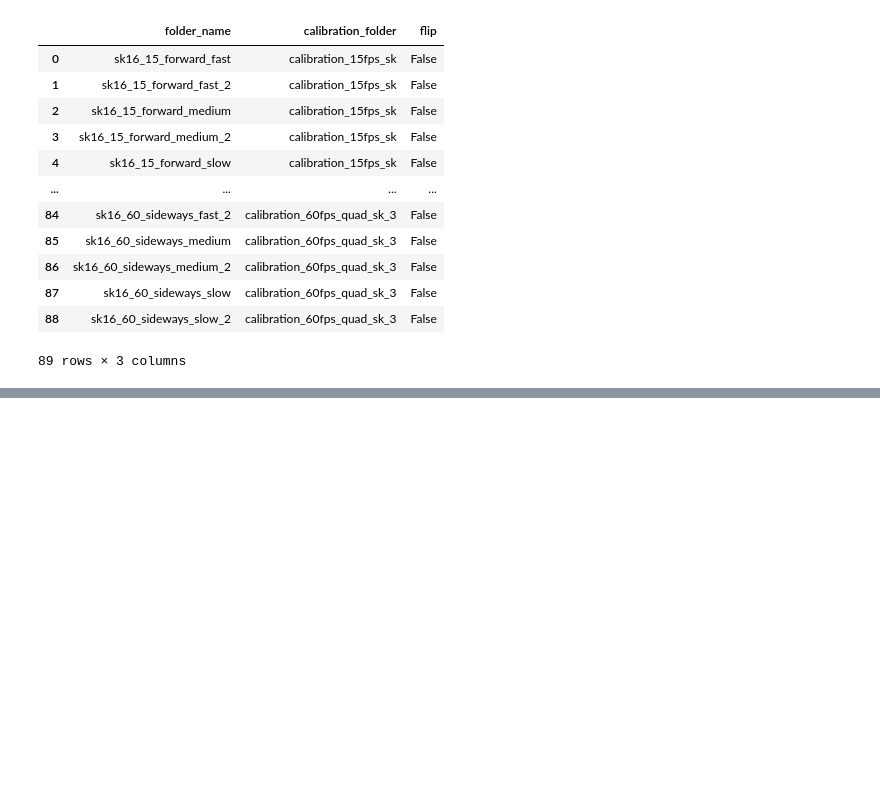
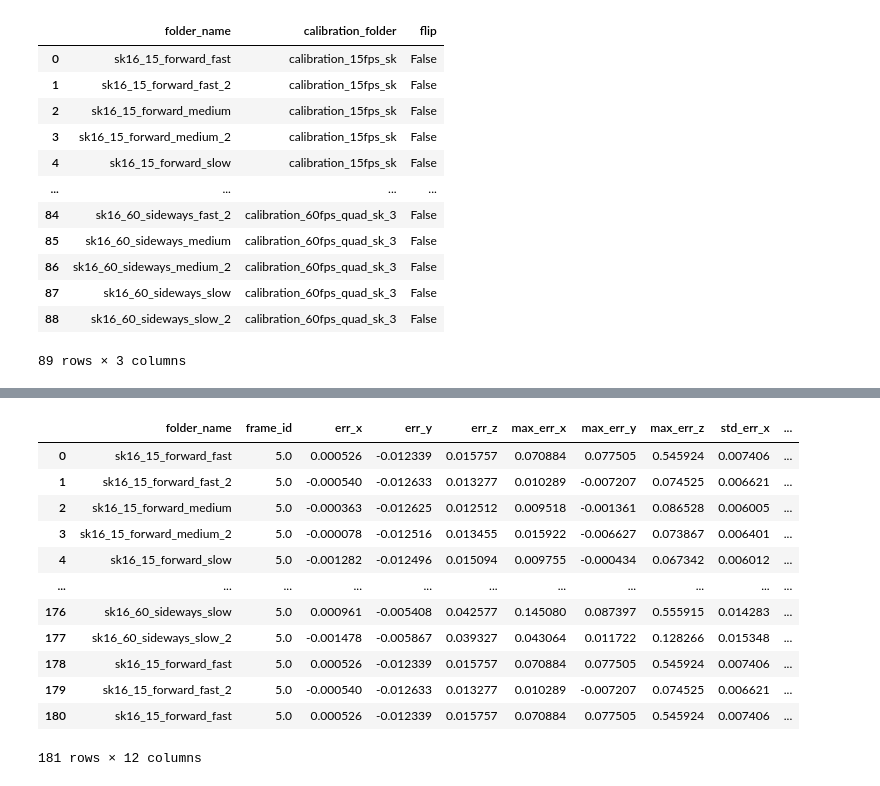
Before and after one commit to SujithChristopher/armbo_preliminary_work, a Jupyter notebook: ipy_notebooks/iterative_coordinate_analysis.ipynb, the cells around one changed output, grey strips where cells are left out. Cells and saved outputs as stored; diff of their text form; code cells hidden in the pictures; blank space fills up the shorter version.

```diff
--- a/ipy_notebooks/iterative_coordinate_analysis.ipynb
+++ b/ipy_notebooks/iterative_coordinate_analysis.ipynb
@@ -140 +158,17 @@ for i in tqdm(range(len(folder_df))):
+# %%
+mean_err_df
+# %% [output]
+|  | folder_name | frame_id | err_x | err_y | err_z | max_err_x | max_err_y | max_err_z | std_err_x | ... |
+| 0 | sk16_15_forward_fast | 5.0 | 0.000526 | -0.012339 | 0.015757 | 0.070884 | 0.077505 | 0.545924 | 0.007406 | ... |
+| 1 | sk16_15_forward_fast_2 | 5.0 | -0.000540 | -0.012633 | 0.013277 | 0.010289 | -0.007207 | 0.074525 | 0.006621 | ... |
+| 2 | sk16_15_forward_medium | 5.0 | -0.000363 | -0.012625 | 0.012512 | 0.009518 | -0.001361 | 0.086528 | 0.006005 | ... |
+| 3 | sk16_15_forward_medium_2 | 5.0 | -0.000078 | -0.012516 | 0.013455 | 0.015922 | -0.006627 | 0.073867 | 0.006401 | ... |
+| 4 | sk16_15_forward_slow | 5.0 | -0.001282 | -0.012496 | 0.015094 | 0.009755 | -0.000434 | 0.067342 | 0.006012 | ... |
+| ... | ... | ... | ... | ... | ... | ... | ... | ... | ... | ... |
+| 176 | sk16_60_sideways_slow | 5.0 | 0.000961 | -0.005408 | 0.042577 | 0.145080 | 0.087397 | 0.555915 | 0.014283 | ... |
+| 177 | sk16_60_sideways_slow_2 | 5.0 | -0.001478 | -0.005867 | 0.039327 | 0.043064 | 0.011722 | 0.128266 | 0.015348 | ... |
+| 178 | sk16_15_forward_fast | 5.0 | 0.000526 | -0.012339 | 0.015757 | 0.070884 | 0.077505 | 0.545924 | 0.007406 | ... |
+| 179 | sk16_15_forward_fast_2 | 5.0 | -0.000540 | -0.012633 | 0.013277 | 0.010289 | -0.007207 | 0.074525 | 0.006621 | ... |
+| 180 | sk16_15_forward_fast | 5.0 | 0.000526 | -0.012339 | 0.015757 | 0.070884 | 0.077505 | 0.545924 | 0.007406 | ... |
+181 rows × 12 columns
 # %%
```
Also changed, not shown: parts of 4 cells of this notebook, 1 other file.
